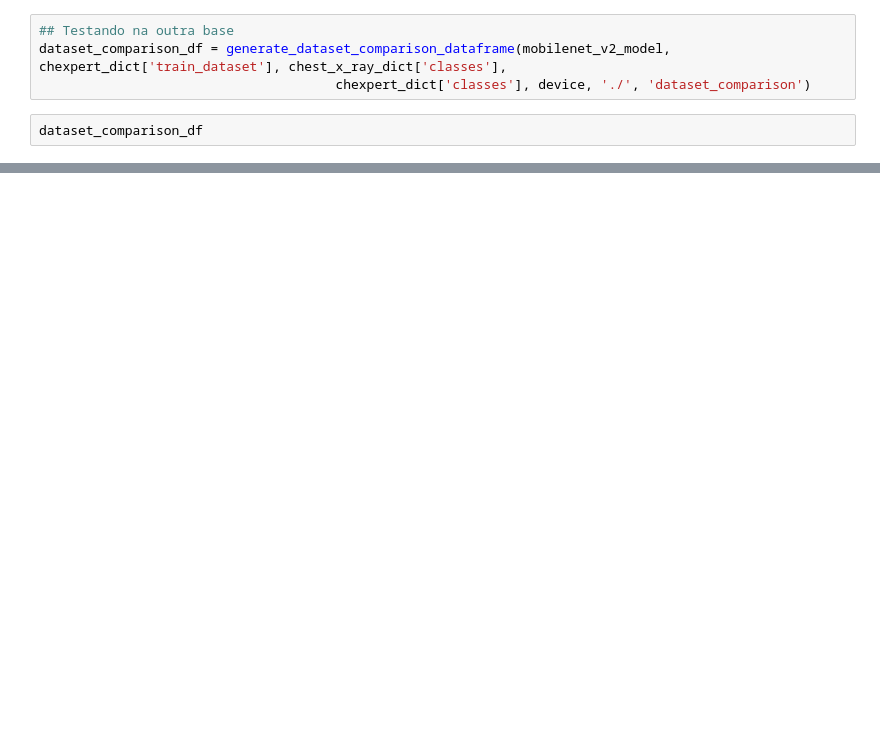
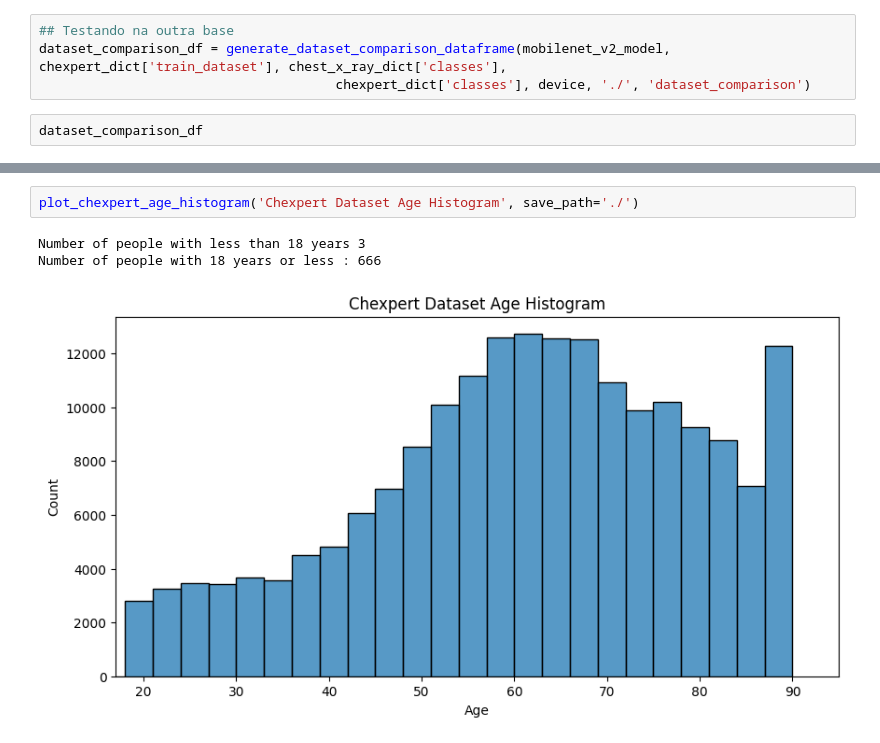
Before and after one commit to intel-comp-saude-ufes/2025-1-P2-classificador-CheXpert, a Jupyter notebook: trab.ipynb, the cells around one changed output, grey strips where cells are left out. Drawn from its saved outputs; the diff is of its cells as text; blank space fills up the shorter version.

Commit message:
plot de histograma de idades do chexpert

```diff
--- a/trab.ipynb
+++ b/trab.ipynb
@@ -576,0 +607,6 @@ dataset_comparison_df
+# %%
+plot_chexpert_age_histogram('Chexpert Dataset Age Histogram', save_path='./')
+# %% [output]
+Number of people with less than 18 years 3
+Number of people with 18 years or less : 666
+[figure, added]
```
Also changed, not shown: parts of 3 cells of this notebook, 9 other files.
